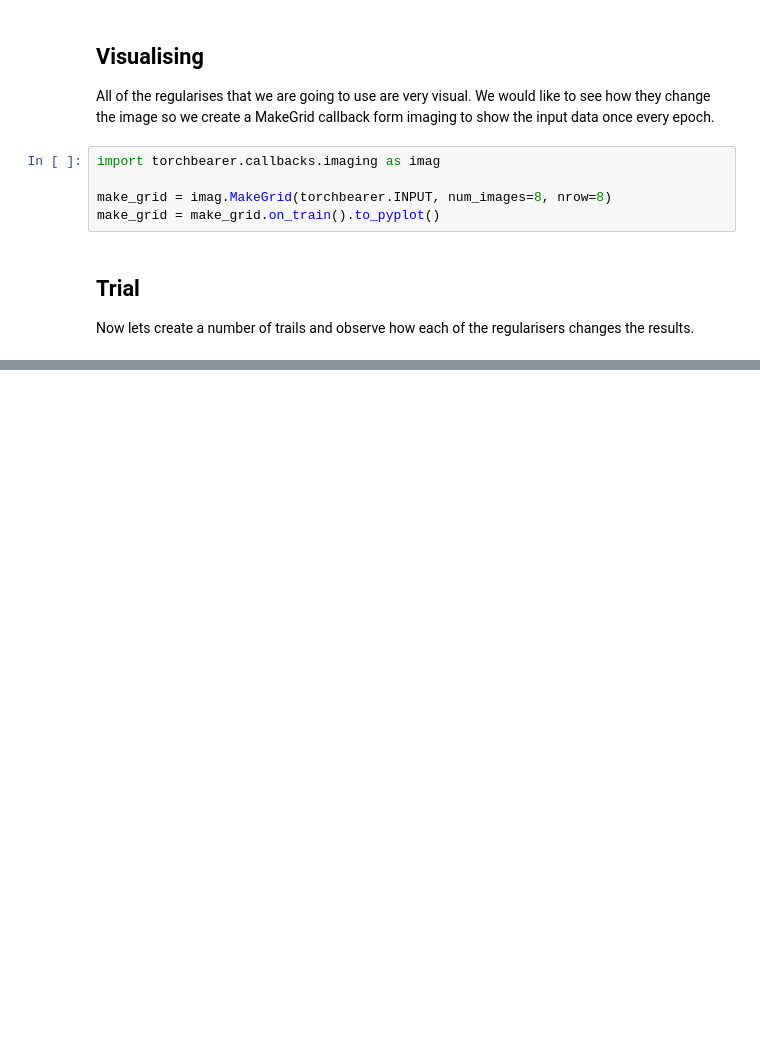
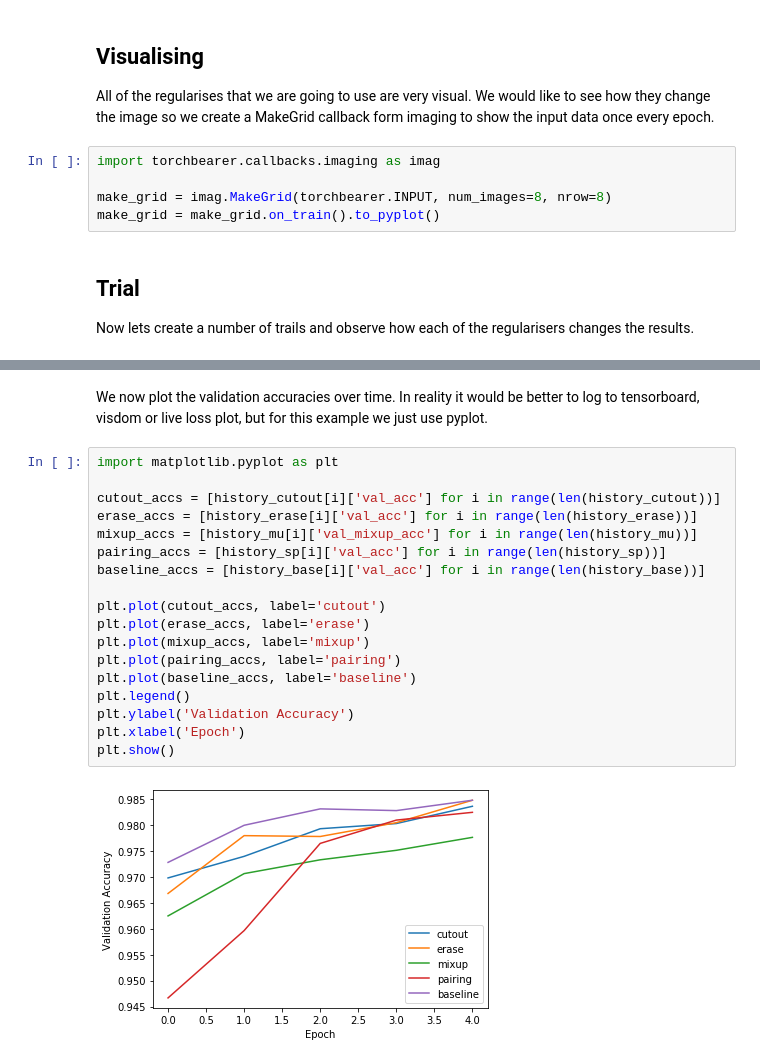
Before and after one commit to pytorchbearer/torchbearer, a Jupyter notebook: docs/_static/notebooks/regularisers.ipynb, the cells around one changed output, grey strips where cells are left out. Drawn from its saved outputs; the diff is of its cells as text; blank space fills up the shorter version.

Commit message:
Update example

```diff
--- a/docs/_static/notebooks/regularisers.ipynb
+++ b/docs/_static/notebooks/regularisers.ipynb
@@ -163,0 +221,22 @@ KeyError: 'val_acc'
+# %% [markdown]
+We now plot the validation accuracies over time. In reality it would be better to log to tensorboard, visdom or live loss plot, but for this example we just use pyplot.
+# %%
+import matplotlib.pyplot as plt
+
+cutout_accs = [history_cutout[i]['val_acc'] for i in range(len(history_cutout))]
+erase_accs = [history_erase[i]['val_acc'] for i in range(len(history_erase))]
+mixup_accs = [history_mu[i]['val_mixup_acc'] for i in range(len(history_mu))]
+pairing_accs = [history_sp[i]['val_acc'] for i in range(len(history_sp))]
+baseline_accs = [history_base[i]['val_acc'] for i in range(len(history_base))]
+
+plt.plot(cutout_accs, label='cutout')
+plt.plot(erase_accs, label='erase')
+plt.plot(mixup_accs, label='mixup')
+plt.plot(pairing_accs, label='pairing')
+plt.plot(baseline_accs, label='baseline')
+plt.legend()
+plt.ylabel('Validation Accuracy')
+plt.xlabel('Epoch')
+plt.show()
+# %% [output]
+[figure, added]
```
Also changed, not shown: parts of 9 cells of this notebook, 2 other files.
